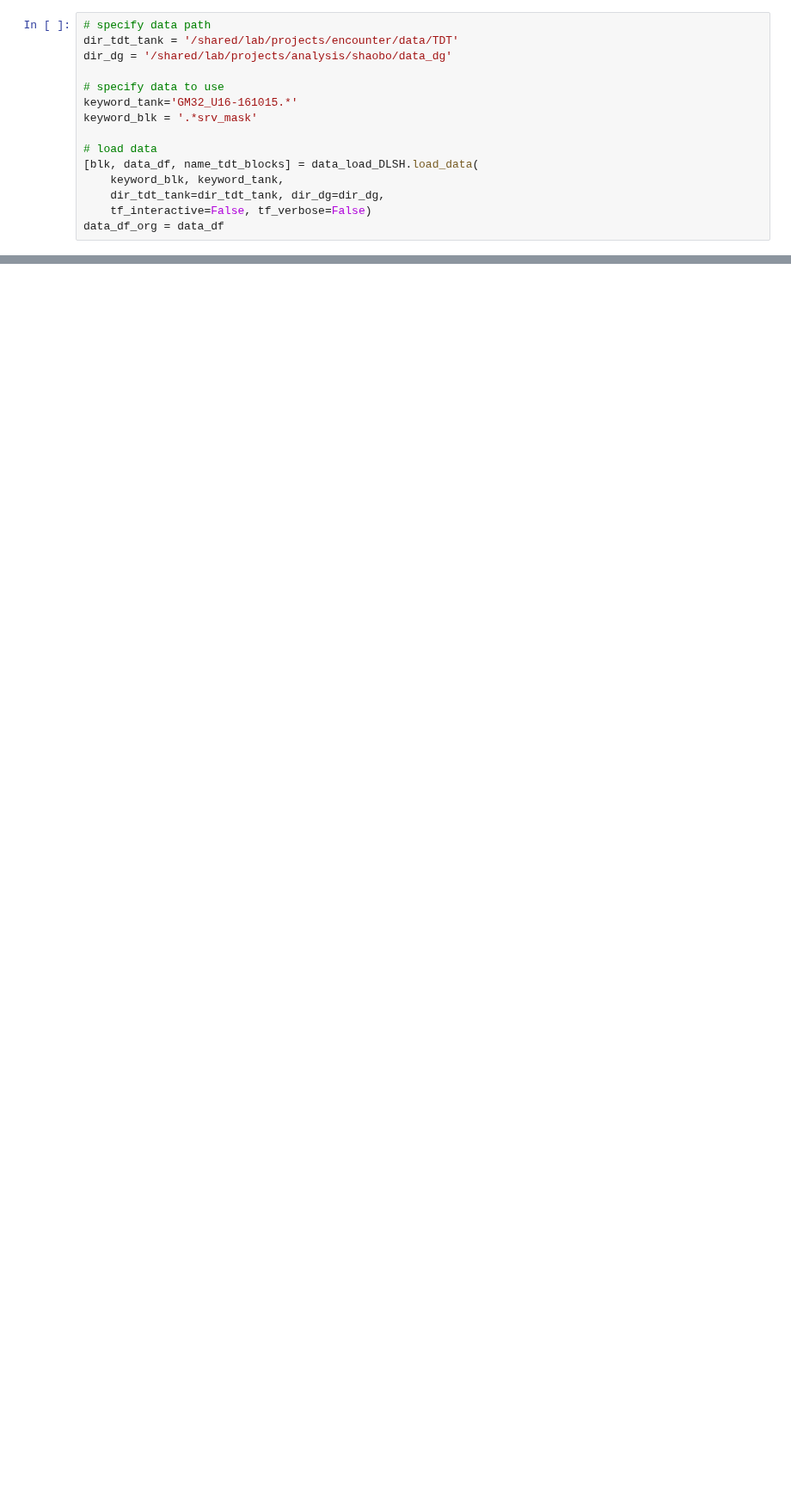
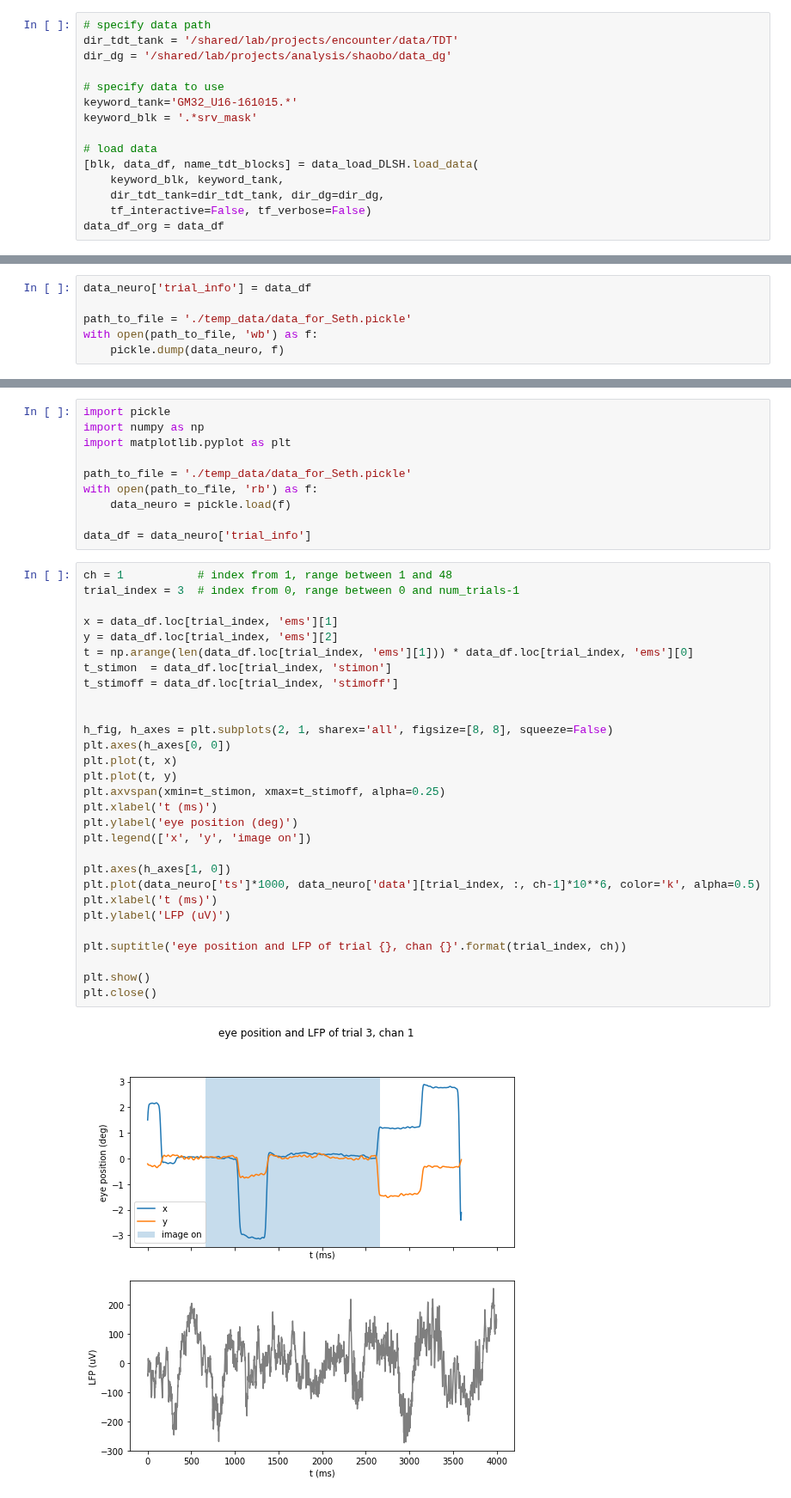
Before and after one commit to rxia/PyNeuroSG, a Jupyter notebook: script/Eye-movement_for_Seth.ipynb, the cells around one changed output, grey strips where cells are left out. Shown at 86% size. Saved outputs shown, nothing was run; the diff lists cells and outputs as text; blank space fills up the shorter version.

```diff
--- a/script/Eye-movement_for_Seth.ipynb
+++ b/script/Eye-movement_for_Seth.ipynb
@@ -88,0 +210,6 @@ Index(['datecode', 'day', 'edge_blur', 'ems', 'endobs', 'endtrial', 'eyedist',
+# %%
+data_neuro['trial_info'] = data_df
+
+path_to_file = './temp_data/data_for_Seth.pickle'
+with open(path_to_file, 'wb') as f:
+    pickle.dump(data_neuro, f)
@@ -88,0 +220,41 @@ Index(['datecode', 'day', 'edge_blur', 'ems', 'endobs', 'endtrial', 'eyedist',
+# %%
+import pickle
+import numpy as np
+import matplotlib.pyplot as plt
+
+path_to_file = './temp_data/data_for_Seth.pickle'
+with open(path_to_file, 'rb') as f:
+    data_neuro = pickle.load(f)
+
+data_df = data_neuro['trial_info']
+# %%
+ch = 1           # index from 1, range between 1 and 48
+trial_index = 3  # index from 0, range between 0 and num_trials-1
+
+x = data_df.loc[trial_index, 'ems'][1]
+y = data_df.loc[trial_index, 'ems'][2]
+t = np.arange(len(data_df.loc[trial_index, 'ems'][1])) * data_df.loc[trial_index, 'ems'][0]
+t_stimon  = data_df.loc[trial_index, 'stimon']
+t_stimoff = data_df.loc[trial_index, 'stimoff']
+
+
+h_fig, h_axes = plt.subplots(2, 1, sharex='all', figsize=[8, 8], squeeze=False)
+plt.axes(h_axes[0, 0])
+plt.plot(t, x)
+plt.plot(t, y)
+plt.axvspan(xmin=t_stimon, xmax=t_stimoff, alpha=0.25)
+plt.xlabel('t (ms)')
+plt.ylabel('eye position (deg)')
+plt.legend(['x', 'y', 'image on'])
+
+plt.axes(h_axes[1, 0])
+plt.plot(data_neuro['ts']*1000, data_neuro['data'][trial_index, :, ch-1]*10**6, color='k', alpha=0.5)
+plt.xlabel('t (ms)')
+plt.ylabel('LFP (uV)')
+
+plt.suptitle('eye position and LFP of trial {}, chan {}'.format(trial_index, ch))
+
+plt.show()
+plt.close()
+# %% [output]
+[figure, added]
```
Also changed, not shown: parts of 17 cells of this notebook.
